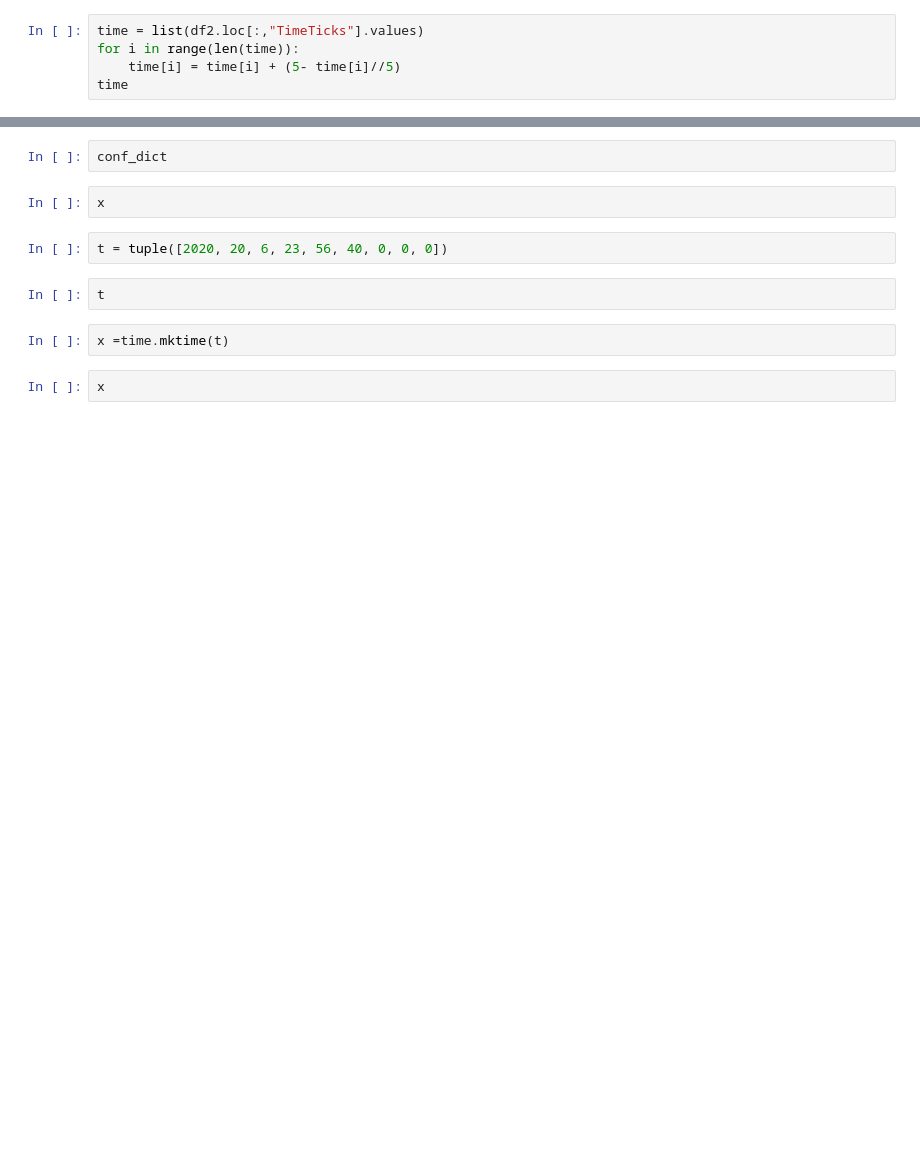
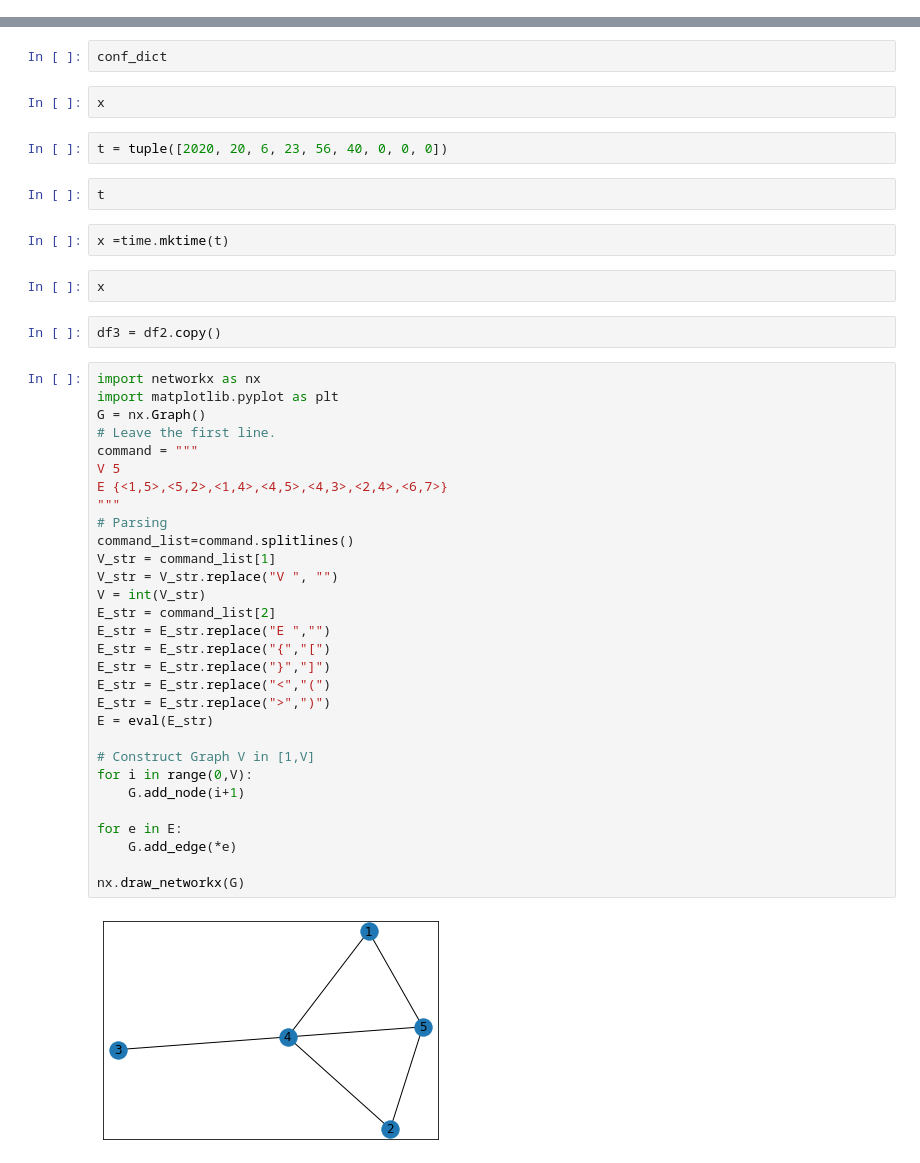
Before and after one commit to sangar-si/APL_DataCollectionFrameWork, a Jupyter notebook: Operator_Action.ipynb, the cells around one changed output, grey strips where cells are left out. Drawn from its saved outputs; the diff is of its cells as text; blank space fills up the shorter version.

```diff
--- a/Operator_Action.ipynb
+++ b/Operator_Action.ipynb
@@ -646,8 +646,3 @@ df2=pd.read_pickle("consolidated_dat.pkl")
 print(len(list(df2.loc[:,"ObjectName"].values)))
 # %% [output]
 12169
-# %%
-time = list(df2.loc[:,"TimeTicks"].values)
-for i in range(len(time)):
-    time[i] = time[i] + (5- time[i]//5)
-time
@@ -759,3 +761,37 @@ t
 x =time.mktime(t)
 # %%
 x
+# %%
+df3 = df2.copy()
+# %%
+import networkx as nx
+import matplotlib.pyplot as plt
+G = nx.Graph()
+# Leave the first line.
+command = """
+V 5
+E {<1,5>,<5,2>,<1,4>,<4,5>,<4,3>,<2,4>,<6,7>}
+"""
+# Parsing
+command_list=command.splitlines()
+V_str = command_list[1]
+V_str = V_str.replace("V ", "")
+V = int(V_str)
+E_str = command_list[2]
+E_str = E_str.replace("E ","")
+E_str = E_str.replace("{","[")
+E_str = E_str.replace("}","]")
+E_str = E_str.replace("<","(")
+E_str = E_str.replace(">",")")
+E = eval(E_str)
+
+# Construct Graph V in [1,V]
+for i in range(0,V):
+    G.add_node(i+1)
+
+for e in E:
+    G.add_edge(*e)
+
+nx.draw_networkx(G)
+# %% [output]
+[figure, added]
```
Also changed, not shown: parts of 4 cells of this notebook, 16 other files.
